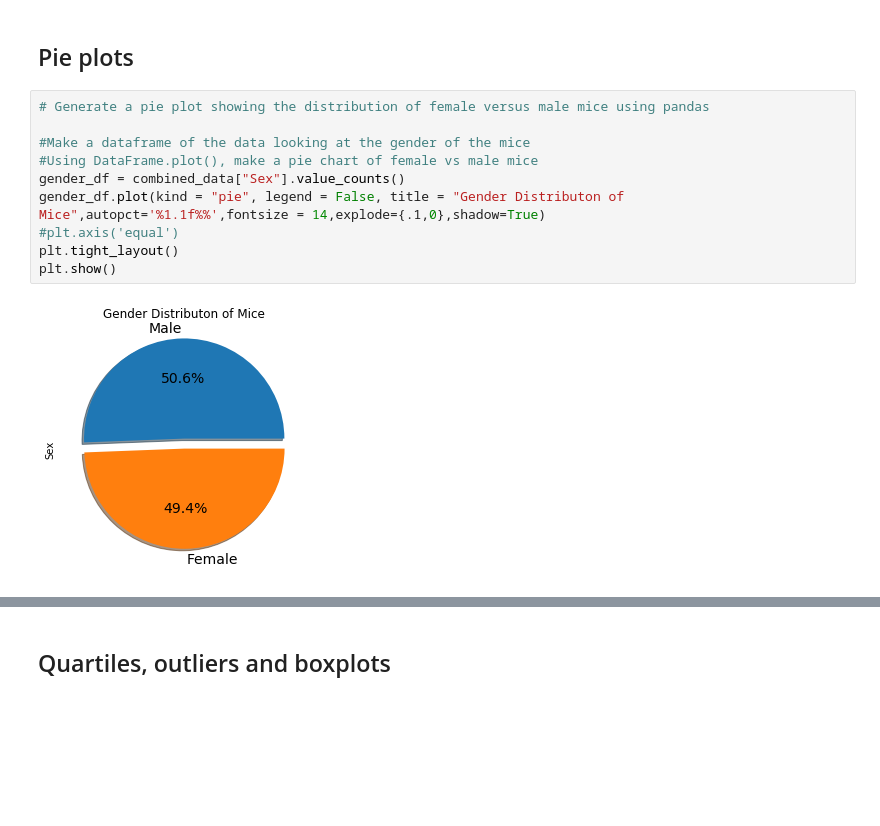
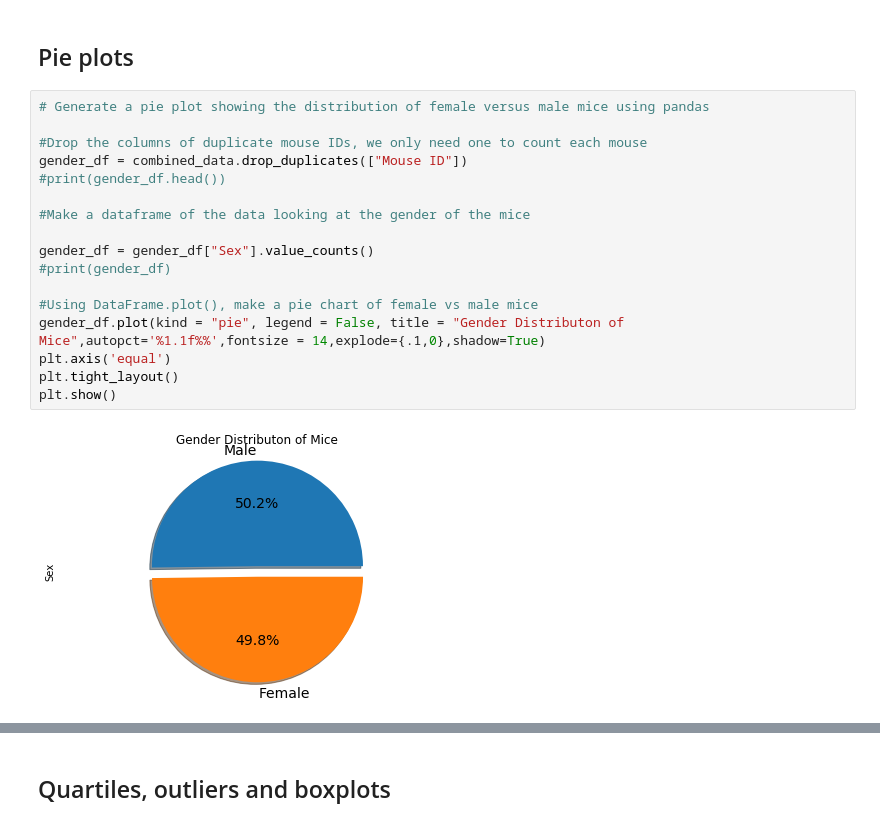
Before and after one commit to BenSnyder90/matplotlib-challenge, a Jupyter notebook: Pymaceuticals/pymaceuticals_starter.ipynb, the cells around one changed output, grey strips where cells are left out. Cells and saved outputs as stored; diff of their text form; blank space fills up the shorter version.

```diff
--- a/Pymaceuticals/pymaceuticals_starter.ipynb
+++ b/Pymaceuticals/pymaceuticals_starter.ipynb
@@ -130,15 +145,22 @@ plt.show()
 # %%
 # Generate a pie plot showing the distribution of female versus male mice using pandas
 
+#Drop the columns of duplicate mouse IDs, we only need one to count each mouse
+gender_df = combined_data.drop_duplicates(["Mouse ID"])
+#print(gender_df.head())
+
 #Make a dataframe of the data looking at the gender of the mice
+
+gender_df = gender_df["Sex"].value_counts()
+#print(gender_df)
+
 #Using DataFrame.plot(), make a pie chart of female vs male mice
-gender_df = combined_data["Sex"].value_counts()
 gender_df.plot(kind = "pie", legend = False, title = "Gender Distributon of Mice",autopct='%1.1f%%',fontsize = 14,explode={.1,0},shadow=True)
-#plt.axis('equal')
+plt.axis('equal')
 plt.tight_layout()
 plt.show()
 # %% [output]
-[figure, old version]
+[figure, new version]
 # %%
 # Generate a pie plot showing the distribution of female versus male mice using pyplot
 
```
Also changed, not shown: parts of 6 cells of this notebook.
